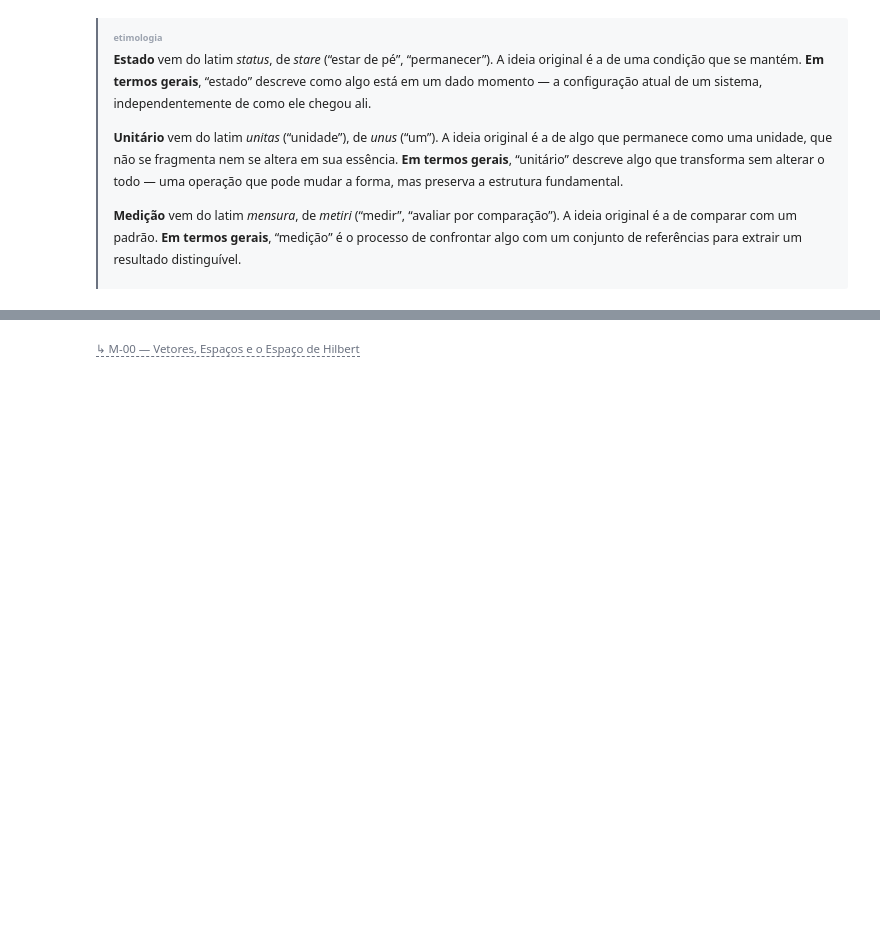
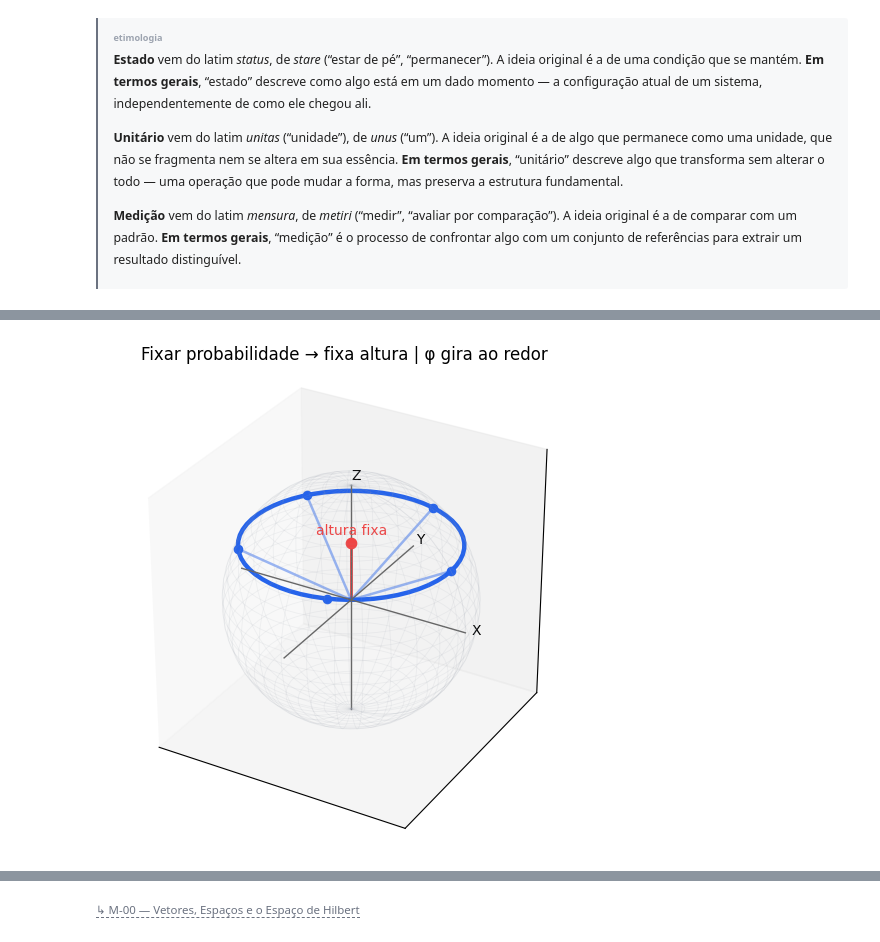
Before and after one commit to Green-Cinnamon-Labs/spectral-quantum-playground, a Jupyter notebook: nucleo/N-01.ipynb, the cells around one changed output, grey strips where cells are left out. Saved outputs shown, nothing was run; the diff lists cells and outputs as text; code cells hidden in the pictures; blank space fills up the shorter version.

```diff
--- a/nucleo/N-01.ipynb
+++ b/nucleo/N-01.ipynb
@@ -55,0 +114,5 @@ print('⟨0|+⟩ =', np.conj(ket_0) @ ket_p)    # → 1/√2; |⟨0|+⟩|² = 0.
+# %%
+from codigo.nucleo import plot_esfera_bloch_probabilidades_fixas
+_ = plot_esfera_bloch_probabilidades_fixas()
+# %% [output]
+[figure, added]
```
Also changed, not shown: parts of 48 cells of this notebook, 13 other files.
